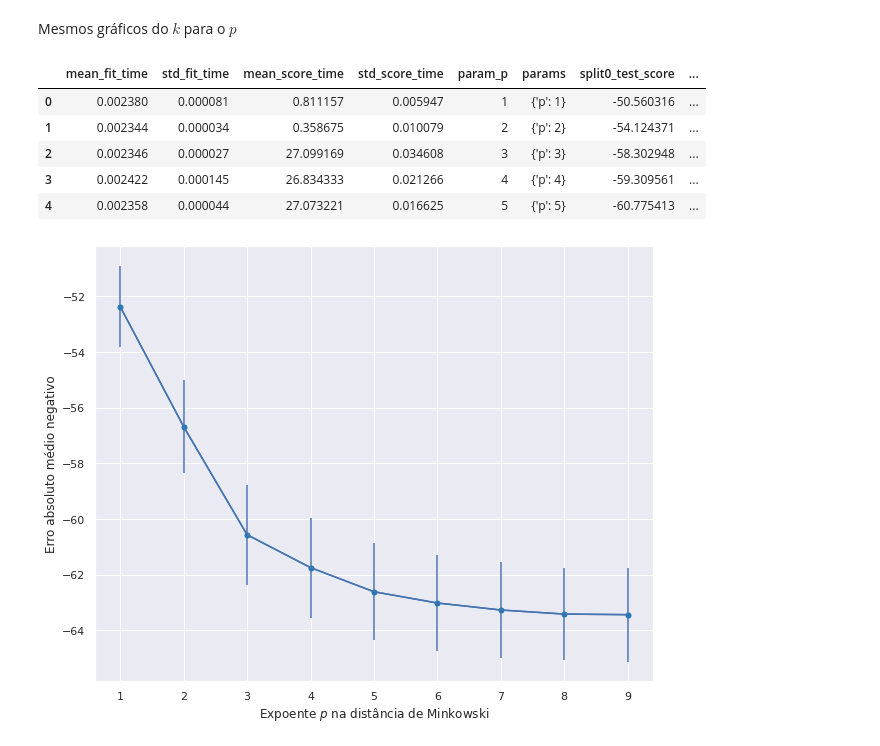
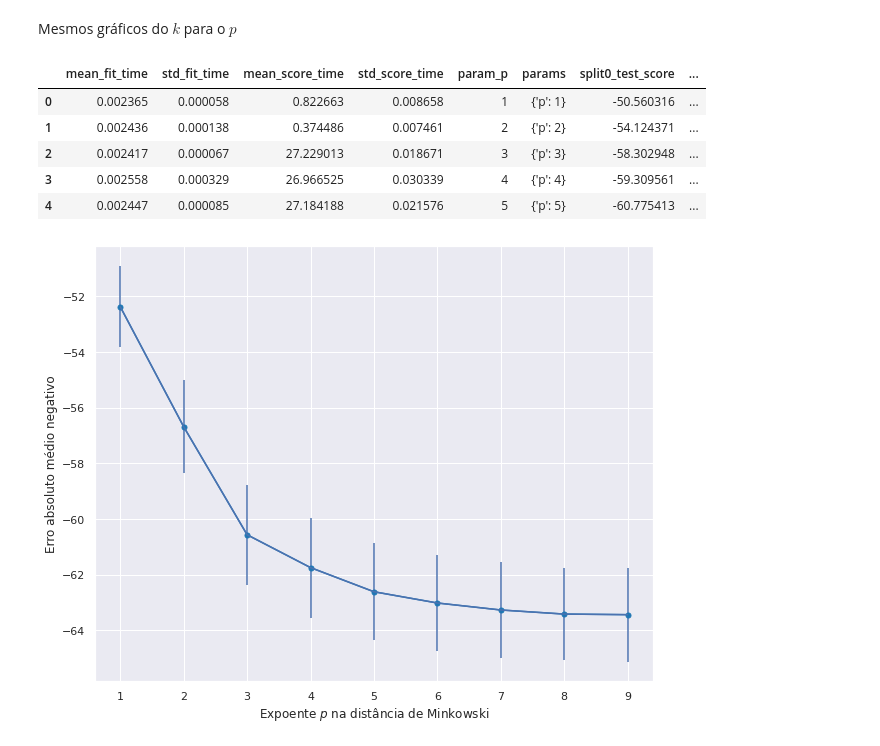
Before and after one commit to Monoxido45/Bike_sharing_AM, a Jupyter notebook: trabalho_1_bicicletas.ipynb, the cells around one changed output. Drawn from its saved outputs; the diff is of its cells as text; code cells hidden in the pictures.

```diff
--- a/trabalho_1_bicicletas.ipynb
+++ b/trabalho_1_bicicletas.ipynb
@@ -523,15 +547,15 @@ Melhor p com k = 2: 1
 # %% [markdown]
 Mesmos gráficos do $k$ para o $p$
 # %%
-historic = pd.DataFrame(best_model.cv_results_)
-historic.head()
+historic_p = pd.DataFrame(best_model.cv_results_)
+historic_p.head()
 # %% [output]
 |  | mean_fit_time | std_fit_time | mean_score_time | std_score_time | param_p | params | split0_test_score | ... |
-| 0 | 0.002380 | 0.000081 | 0.811157 | 0.005947 | 1 | {'p': 1} | -50.560316 | ... |
-| 1 | 0.002344 | 0.000034 | 0.358675 | 0.010079 | 2 | {'p': 2} | -54.124371 | ... |
-| 2 | 0.002346 | 0.000027 | 27.099169 | 0.034608 | 3 | {'p': 3} | -58.302948 | ... |
-| 3 | 0.002422 | 0.000145 | 26.834333 | 0.021266 | 4 | {'p': 4} | -59.309561 | ... |
-| 4 | 0.002358 | 0.000044 | 27.073221 | 0.016625 | 5 | {'p': 5} | -60.775413 | ... |
+| 0 | 0.002365 | 0.000058 | 0.822663 | 0.008658 | 1 | {'p': 1} | -50.560316 | ... |
+| 1 | 0.002436 | 0.000138 | 0.374486 | 0.007461 | 2 | {'p': 2} | -54.124371 | ... |
+| 2 | 0.002417 | 0.000067 | 27.229013 | 0.018671 | 3 | {'p': 3} | -58.302948 | ... |
+| 3 | 0.002558 | 0.000329 | 26.966525 | 0.030339 | 4 | {'p': 4} | -59.309561 | ... |
+| 4 | 0.002447 | 0.000085 | 27.184188 | 0.021576 | 5 | {'p': 5} | -60.775413 | ... |
 # %%
 plt.figure(figsize = (10, 8))
 
```
Also changed, not shown: parts of 73 cells of this notebook.
